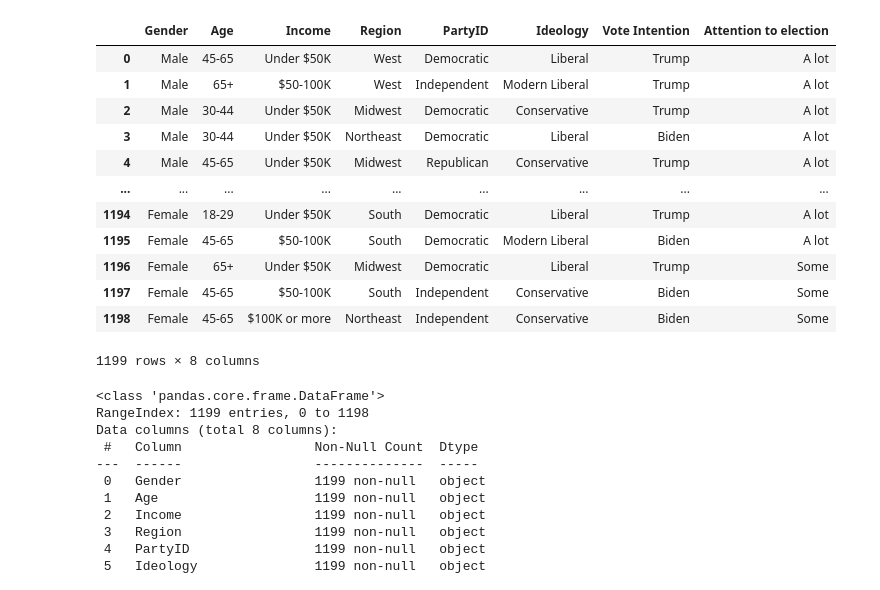
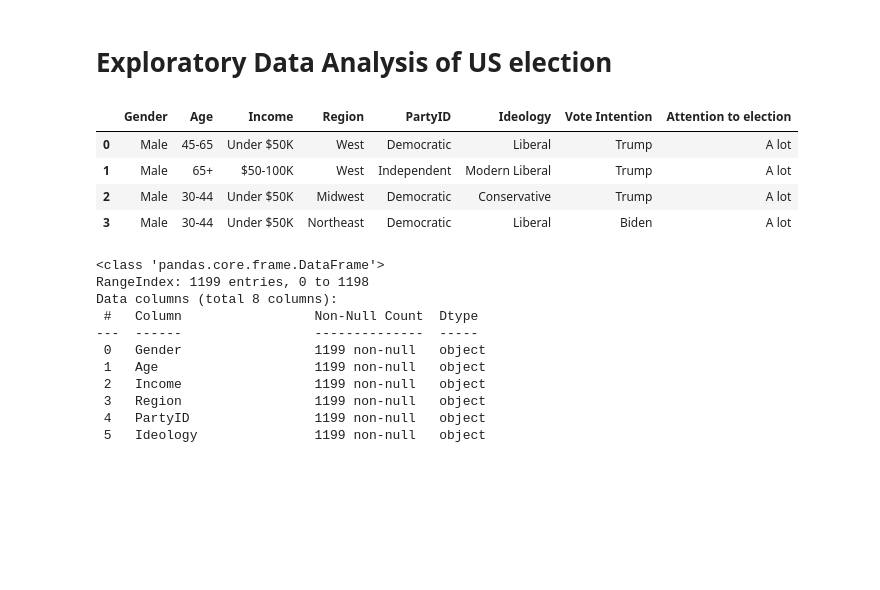
Before and after one commit to Storerun/election, a Jupyter notebook: election.ipynb, the cells around one changed output. Drawn from its saved outputs; the diff is of its cells as text; code cells hidden in the pictures; blank space fills up the shorter version.

```diff
--- a/election.ipynb
+++ b/election.ipynb
@@ -1,25 +1,20 @@
+# %% [markdown]
+# Exploratory Data Analysis of US election
 # %%
 import pandas as pd
 import matplotlib.pyplot as plt
 import seaborn as sns
 import numpy as np
 # %%
+#import excel file as a dataframe
 data= pd.read_excel('improvised_data_train.xlsx')
-data
+data.head(4)
 # %% [output]
 |  | Gender | Age | Income | Region | PartyID | Ideology | Vote Intention | Attention to election |
 | 0 | Male | 45-65 | Under $50K | West | Democratic | Liberal | Trump | A lot |
 | 1 | Male | 65+ | $50-100K | West | Independent | Modern Liberal | Trump | A lot |
 | 2 | Male | 30-44 | Under $50K | Midwest | Democratic | Conservative | Trump | A lot |
 | 3 | Male | 30-44 | Under $50K | Northeast | Democratic | Liberal | Biden | A lot |
-| 4 | Male | 45-65 | Under $50K | Midwest | Republican | Conservative | Trump | A lot |
-| ... | ... | ... | ... | ... | ... | ... | ... | ... |
-| 1194 | Female | 18-29 | Under $50K | South | Democratic | Liberal | Trump | A lot |
-| 1195 | Female | 45-65 | $50-100K | South | Democratic | Modern Liberal | Biden | A lot |
-| 1196 | Female | 65+ | Under $50K | Midwest | Democratic | Liberal | Trump | Some |
-| 1197 | Female | 45-65 | $50-100K | South | Independent | Conservative | Biden | Some |
-| 1198 | Female | 45-65 | $100K or more | Northeast | Independent | Conservative | Biden | Some |
-1199 rows × 8 columns
 # %%
 data.info()
 # %% [output]
```
Also changed, not shown: parts of 2 cells of this notebook.
